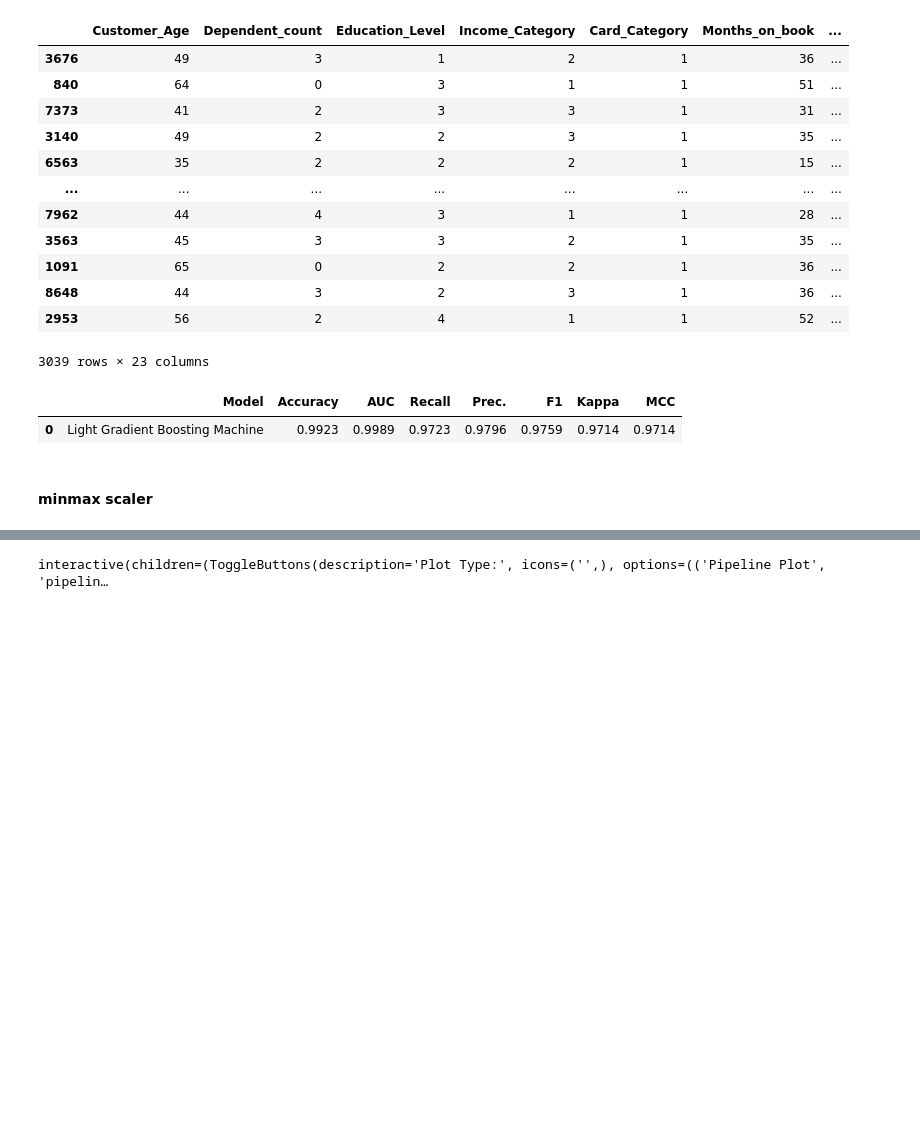
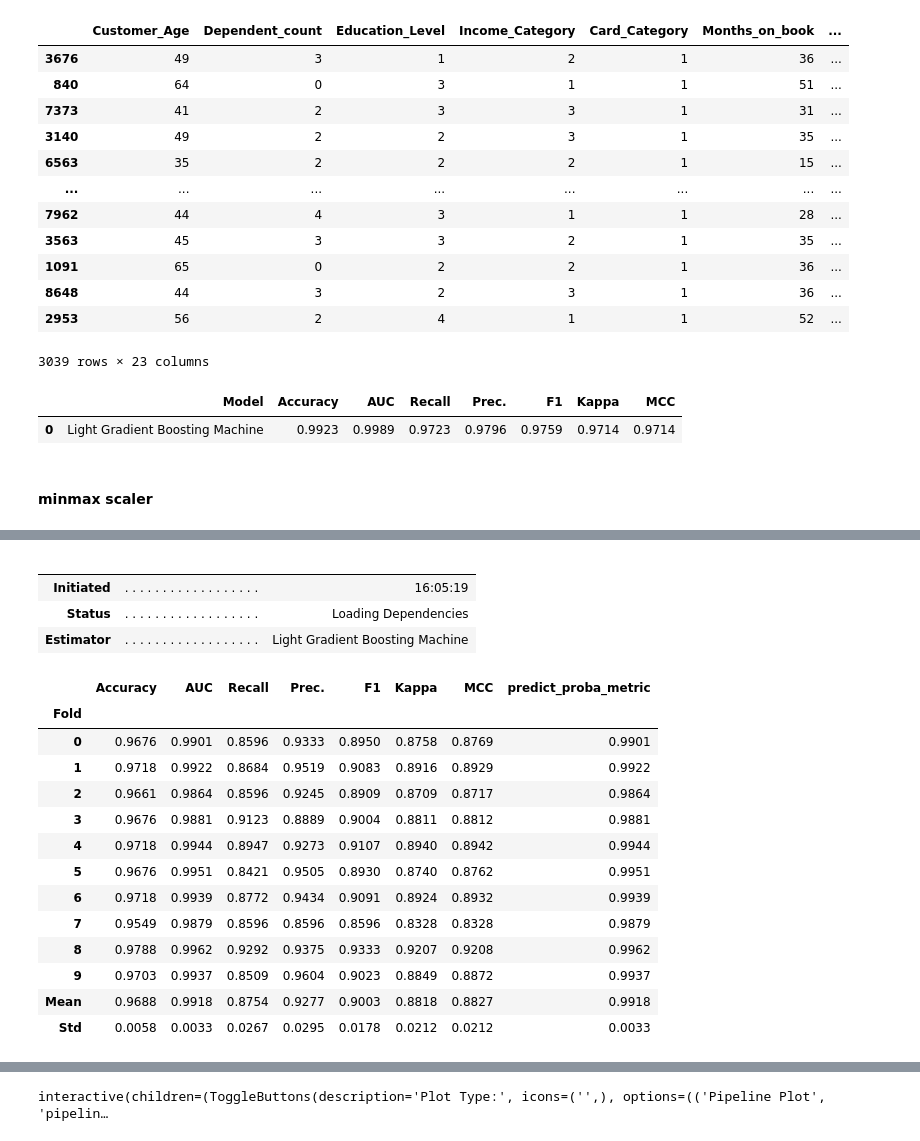
Before and after one commit to seyeon-shijuan/sesac-machine-learning, a Jupyter notebook: project1/pjt_04_automl.ipynb, the cells around one changed output, grey strips where cells are left out. Saved outputs shown, nothing was run; the diff lists cells and outputs as text; code cells hidden in the pictures; blank space fills up the shorter version.

```diff
--- a/project1/pjt_04_automl.ipynb
+++ b/project1/pjt_04_automl.ipynb
@@ -226,3 +242,29 @@ LGBMClassifier(boosting_type='gbdt', class_weight=None, colsample_bytree=1.0,
                min_split_gain=0.0, n_estimators=100, n_jobs=-1, num_leaves=31,
                objective=None, random_state=123, reg_alpha=0.0, reg_lambda=0.0,
                subsample=1.0, subsample_for_bin=200000, subsample_freq=0)
+# %%
+# 최상의 모델의 하이퍼파라미터 튜닝
+tuned_model = s.tune_model(best, optimize='Recall',
+                           early_stopping=True,
+                           choose_better=True
+                           )
+# %% [output]
+|  |  |  |
+|  |  |  |
+| Initiated | . . . . . . . . . . . . . . . . . . | 16:05:19 |
+| Status | . . . . . . . . . . . . . . . . . . | Loading Dependencies |
+| Estimator | . . . . . . . . . . . . . . . . . . | Light Gradient Boosting Machine |
+|  | Accuracy | AUC | Recall | Prec. | F1 | Kappa | MCC | predict_proba_metric |
+| Fold |  |  |  |  |  |  |  |  |
+| 0 | 0.9676 | 0.9901 | 0.8596 | 0.9333 | 0.8950 | 0.8758 | 0.8769 | 0.9901 |
+| 1 | 0.9718 | 0.9922 | 0.8684 | 0.9519 | 0.9083 | 0.8916 | 0.8929 | 0.9922 |
+| 2 | 0.9661 | 0.9864 | 0.8596 | 0.9245 | 0.8909 | 0.8709 | 0.8717 | 0.9864 |
+| 3 | 0.9676 | 0.9881 | 0.9123 | 0.8889 | 0.9004 | 0.8811 | 0.8812 | 0.9881 |
+| 4 | 0.9718 | 0.9944 | 0.8947 | 0.9273 | 0.9107 | 0.8940 | 0.8942 | 0.9944 |
+| 5 | 0.9676 | 0.9951 | 0.8421 | 0.9505 | 0.8930 | 0.8740 | 0.8762 | 0.9951 |
+| 6 | 0.9718 | 0.9939 | 0.8772 | 0.9434 | 0.9091 | 0.8924 | 0.8932 | 0.9939 |
+| 7 | 0.9549 | 0.9879 | 0.8596 | 0.8596 | 0.8596 | 0.8328 | 0.8328 | 0.9879 |
+| 8 | 0.9788 | 0.9962 | 0.9292 | 0.9375 | 0.9333 | 0.9207 | 0.9208 | 0.9962 |
+| 9 | 0.9703 | 0.9937 | 0.8509 | 0.9604 | 0.9023 | 0.8849 | 0.8872 | 0.9937 |
+| Mean | 0.9688 | 0.9918 | 0.8754 | 0.9277 | 0.9003 | 0.8818 | 0.8827 | 0.9918 |
+| Std | 0.0058 | 0.0033 | 0.0267 | 0.0295 | 0.0178 | 0.0212 | 0.0212 | 0.0033 |
```
Also changed, not shown: parts of 17 cells of this notebook, 5 other files.
